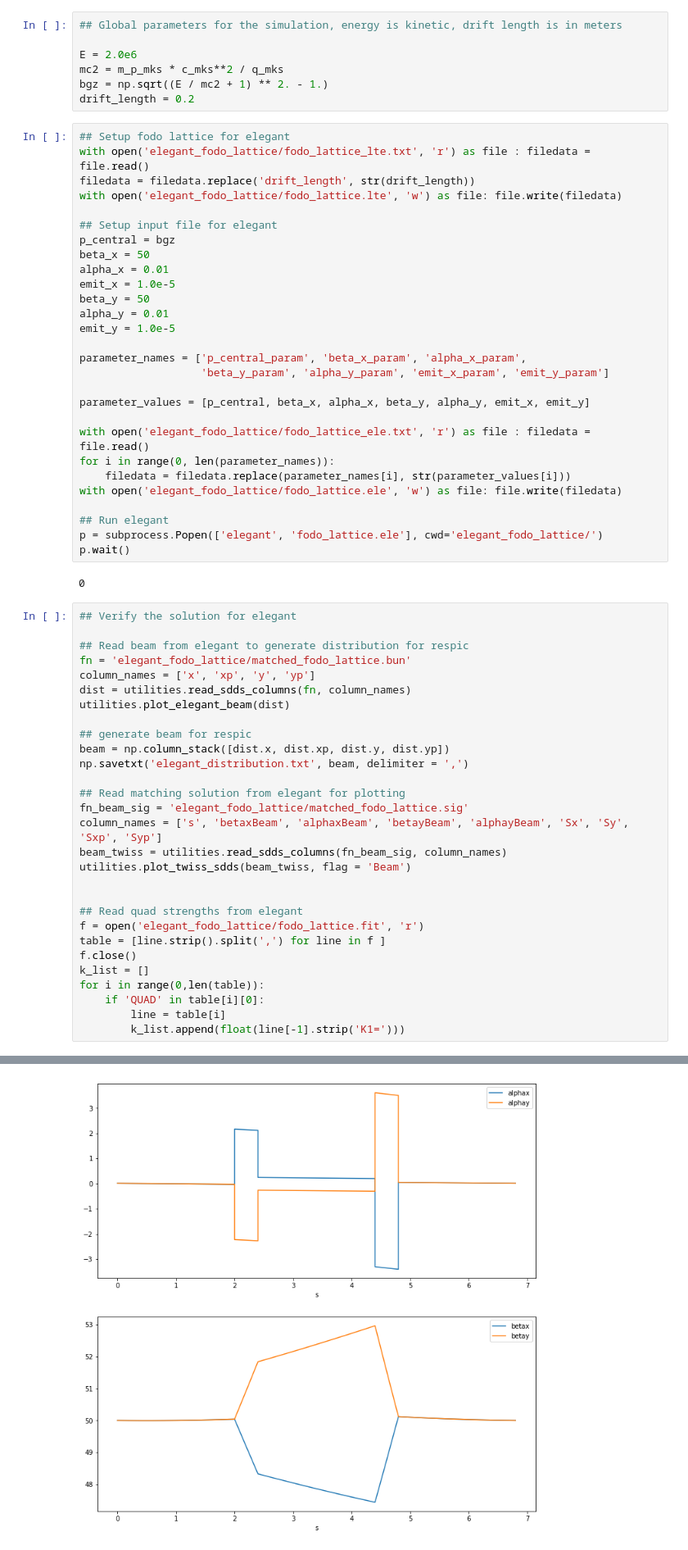
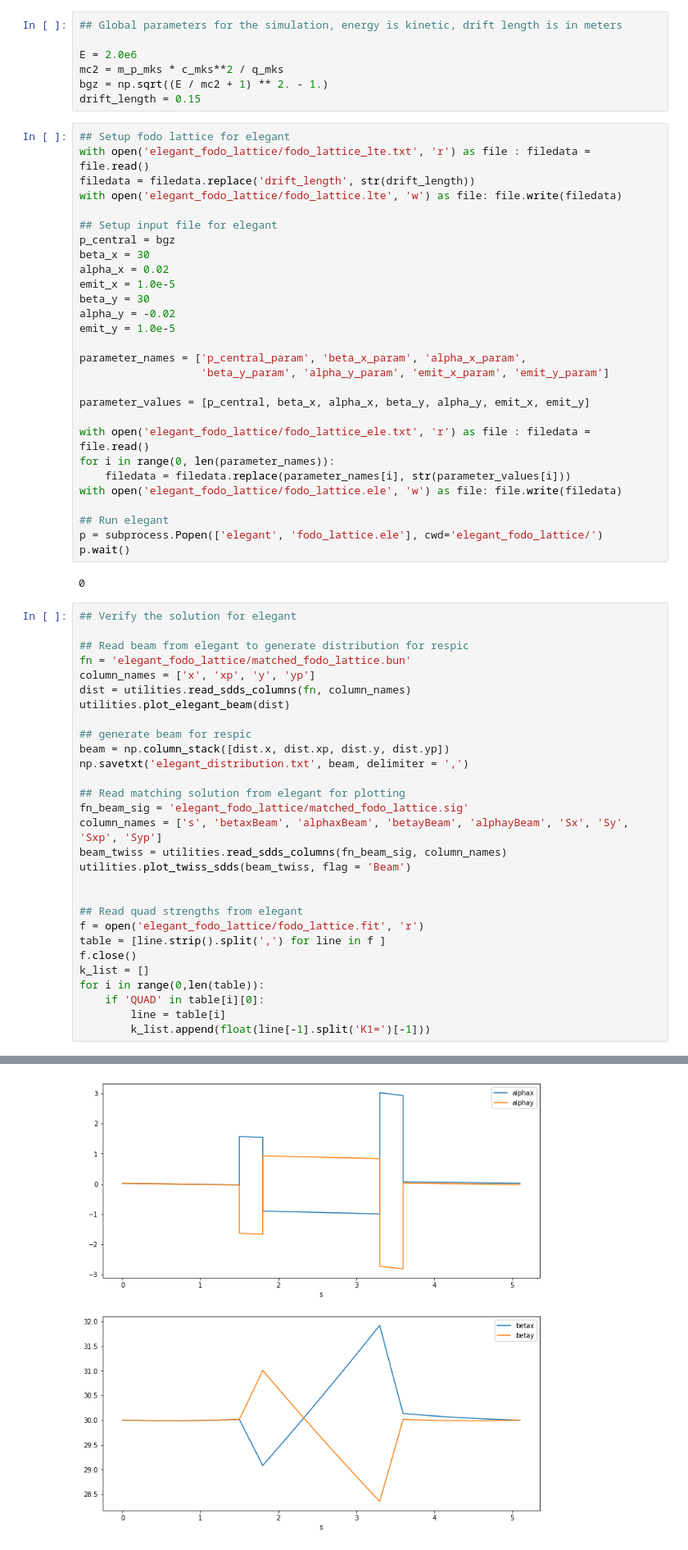
Before and after one commit to radiasoft/rsrespic, a Jupyter notebook: examples/gaussian_fodo_zero_current.ipynb, the cells around one changed output, grey strips where cells are left out. Shown at 82% size. Saved outputs shown, nothing was run; the diff lists cells and outputs as text.

```diff
--- a/examples/gaussian_fodo_zero_current.ipynb
+++ b/examples/gaussian_fodo_zero_current.ipynb
@@ -38,7 +38,7 @@ c_mks = c / 100.
 E = 2.0e6
 mc2 = m_p_mks * c_mks**2 / q_mks
 bgz = np.sqrt((E / mc2 + 1) ** 2. - 1.)
-drift_length = 0.2
+drift_length = 0.15
 # %%
 ## Setup fodo lattice for elegant
 with open('elegant_fodo_lattice/fodo_lattice_lte.txt', 'r') as file : filedata = file.read()
@@ -47,11 +47,11 @@ with open('elegant_fodo_lattice/fodo_lattice.lte', 'w') as file: file.write(file
 
 ## Setup input file for elegant
 p_central = bgz
-beta_x = 50
-alpha_x = 0.01
+beta_x = 30
+alpha_x = 0.02
 emit_x = 1.0e-5
-beta_y = 50
-alpha_y = 0.01
+beta_y = 30
+alpha_y = -0.02
 emit_y = 1.0e-5
 
 parameter_names = ['p_central_param', 'beta_x_param', 'alpha_x_param',
@@ -97,5 +97,5 @@ k_list = []
 for i in range(0,len(table)):
     if 'QUAD' in table[i][0]:
         line = table[i]
-        k_list.append(float(line[-1].strip('K1=')))
+        k_list.append(float(line[-1].split('K1=')[-1]))
 # %% [output]
@@ -103 +103 @@ for i in range(0,len(table)):
-[figure, old version]
+[figure, new version]
```
Also changed, not shown: parts of 3 cells of this notebook.
